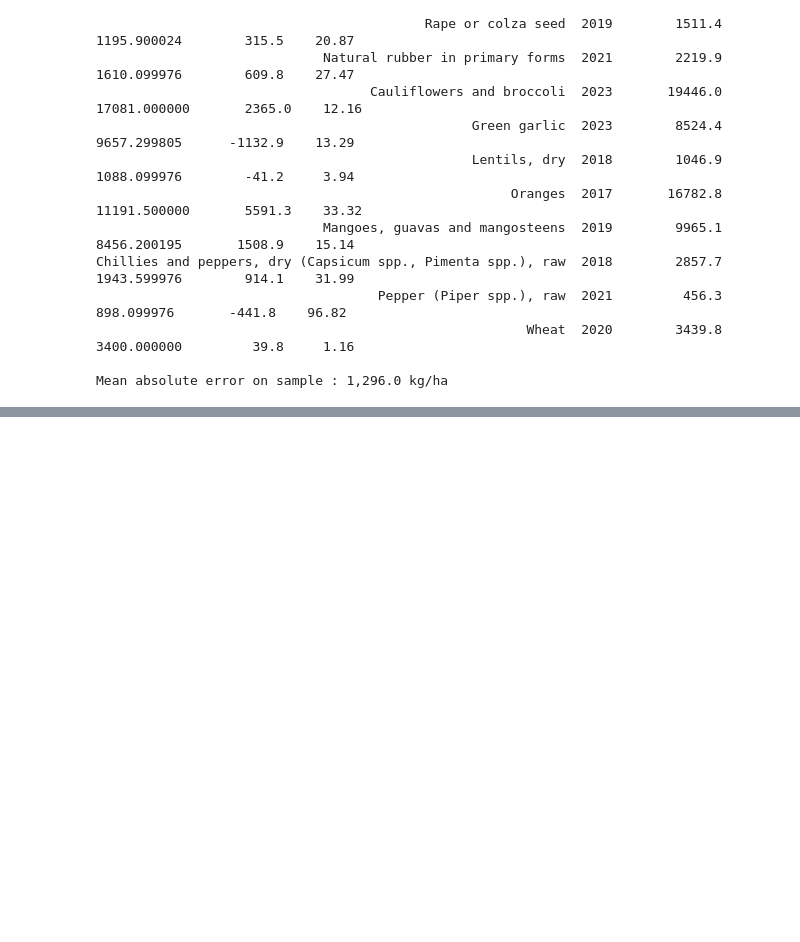
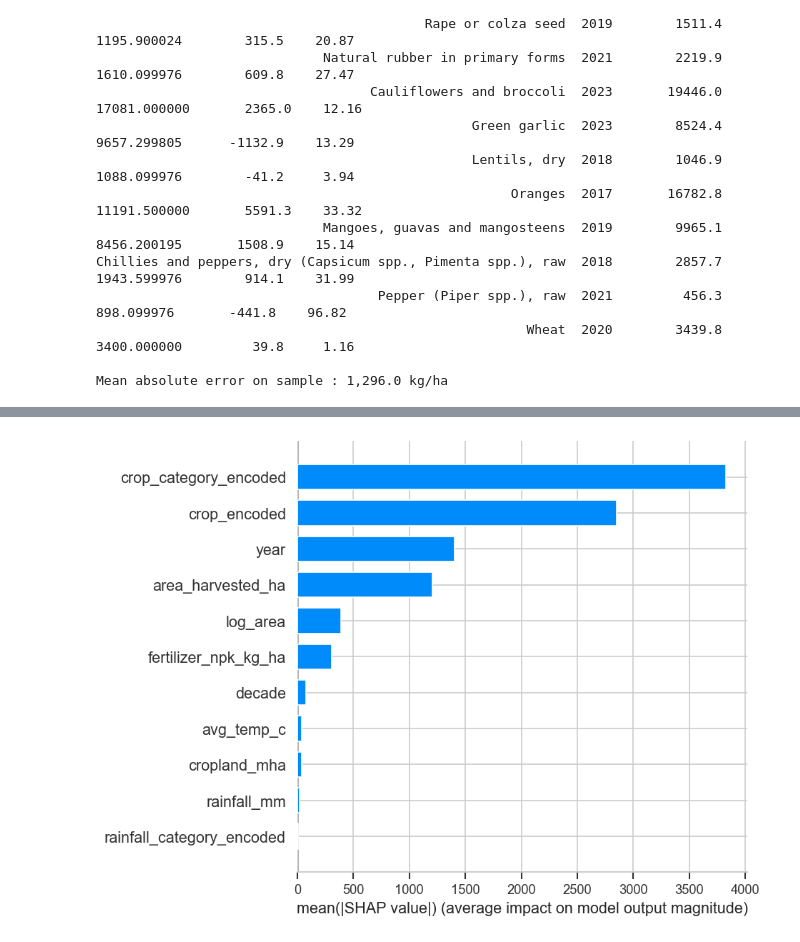
Before and after one commit to Keshav-Kathuria/smart-agri-advisor, a Jupyter notebook: yield-prediction/crop_yield_model.ipynb, the cells around one changed output, grey strips where cells are left out. Cells and saved outputs as stored; diff of their text form; code cells hidden in the pictures; blank space fills up the shorter version.

```diff
--- a/yield-prediction/crop_yield_model.ipynb
+++ b/yield-prediction/crop_yield_model.ipynb
@@ -1485,0 +1503,5 @@ Mean absolute error on sample : 1,296.0 kg/ha
+# %%
+# Bar plot — mean importance (better than default feature importance)
+shap.summary_plot(shap_values, X_test, feature_names=FEATURES, plot_type='bar')
+# %% [output]
+[figure, added]
```
Also changed, not shown: parts of 8 cells of this notebook.
